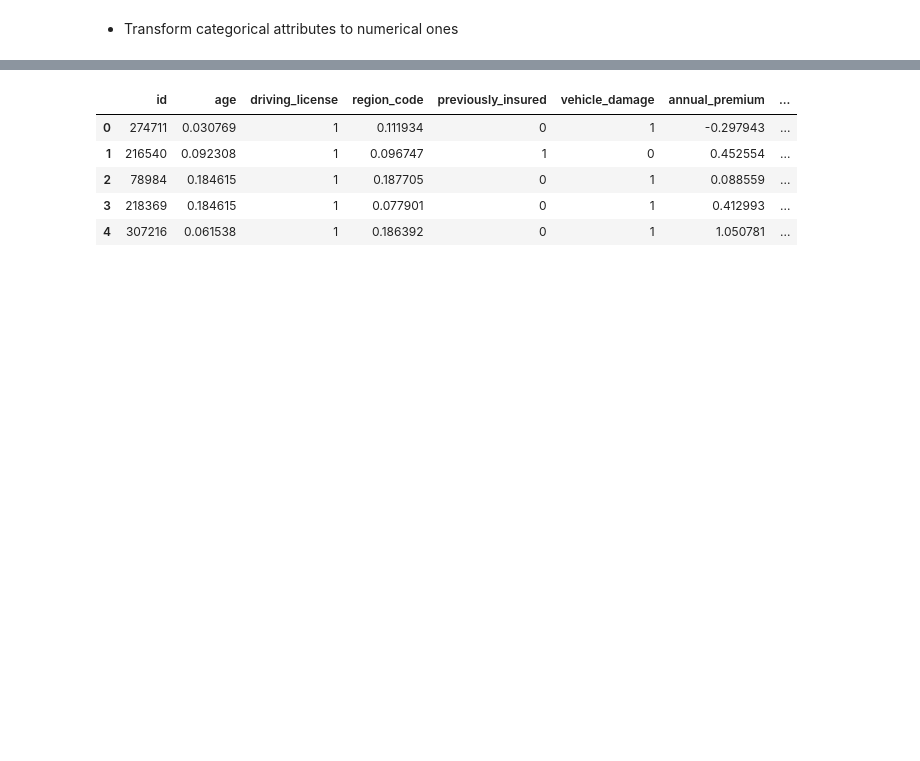
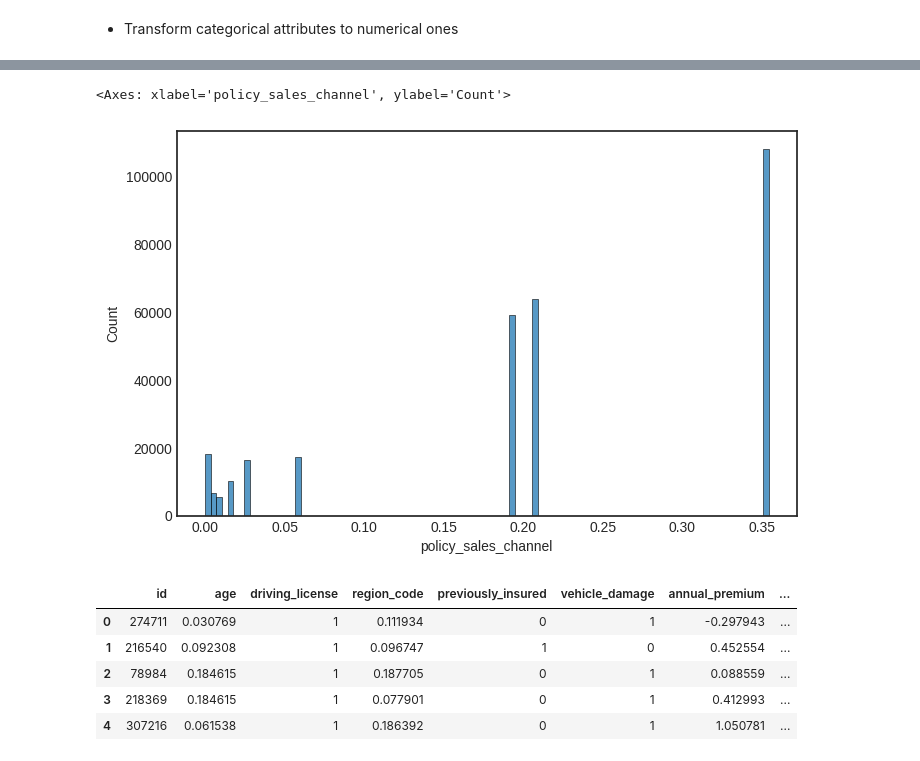
Before and after one commit to ezequielpf/health_insurance_cross_sell, a Jupyter notebook: notebooks/1.0.epf_health_insurance_cross_sell.ipynb, the cells around one changed output, grey strips where cells are left out. Drawn from its saved outputs; the diff is of its cells as text; code cells hidden in the pictures; blank space fills up the shorter version.

```diff
--- a/notebooks/1.0.epf_health_insurance_cross_sell.ipynb
+++ b/notebooks/1.0.epf_health_insurance_cross_sell.ipynb
@@ -685,6 +692,12 @@ df1_train.drop('vehicle_age', axis=1, inplace=True)
 # policy_sales_channel - frequency enconder
 fe_policy_sales_channel = df1_train.groupby('policy_sales_channel').size() / len(df1_train)
 df1_train.loc[:, 'policy_sales_channel'] = df1_train['policy_sales_channel'].map(fe_policy_sales_channel)
+# %%
+plt.figure(figsize=(8,5))
+sns.histplot(data=df1_train, x=df1_train['policy_sales_channel'], bins=100)
+# %% [output]
+<Axes: xlabel='policy_sales_channel', ylabel='Count'>
+[figure, added]
 # %%
 df1_train.head()
 # %% [output]
```
Also changed, not shown: parts of 8 cells of this notebook.
